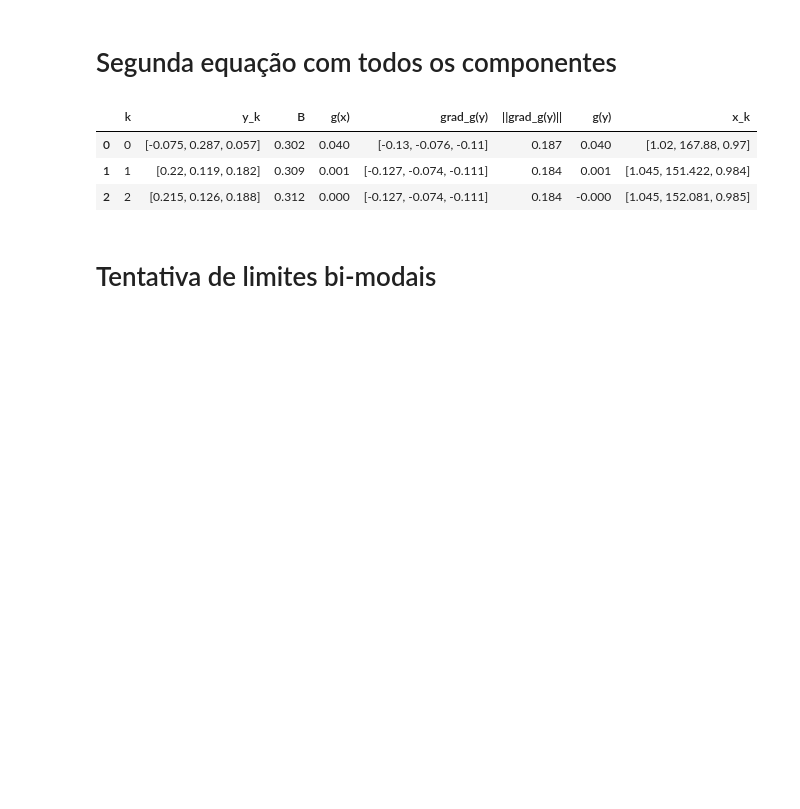
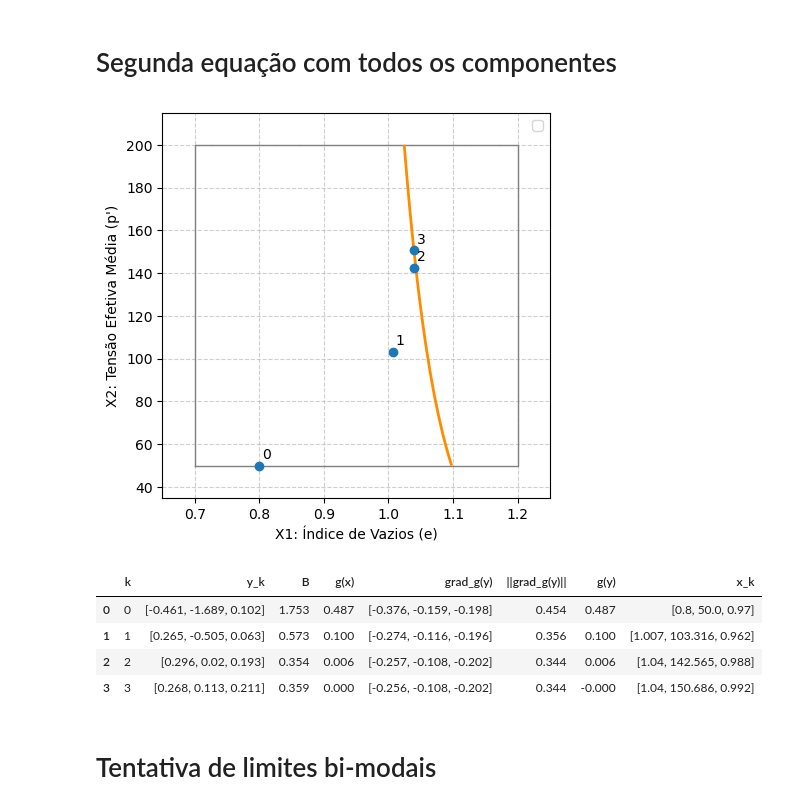
Before and after one commit to Gabrielsssilverio/Confiabilidade, a Jupyter notebook: Artigo.ipynb, the cells around one changed output. Drawn from its saved outputs; the diff is of its cells as text; code cells hidden in the pictures; blank space fills up the shorter version.

```diff
--- a/Artigo.ipynb
+++ b/Artigo.ipynb
@@ -830,13 +837,13 @@ def g_y_simbolico_fun (vetor_x_simbolico):
 # Descrição das variáveis aleatórias
 
 e = variavel_aleatoria(distribuicao='normal', nome='Indices_vazio', simbolo='e')
-e.conjunto_parametros(1.02, 0.1)
+e.conjunto_parametros(0.98, 0.2)
 
 p = variavel_aleatoria(distribuicao='lognormal', nome='Mean_effective_stess', simbolo='p')
 p.calculo_parametros(167.88, 109.04)
 
 n = variavel_aleatoria(distribuicao='lognormal', nome='N', simbolo='N')
-n.calculo_parametros(0.97, 0.11)
+n.calculo_parametros(0.97, 0.2)
 
 vetor_va = [e, p, n]
 
@@ -856,7 +863,7 @@ Rz = vx_obj.matriz_correlacao_nataf() # Garante que Cz é calculado (Cz = Rx = I
 J_yz, J_zy = vx_obj.decomposicao_cholesky()
 
 # Ponto inicial (ponto médio)
-x_start = np.array([1.02, 167.88, 0.97])
+x_start = np.array([0.8, 50.0, 0.97])
 ponto_projeto_obj = Ponto_projeto_HRLF(vx_obj, g_fun_numerica_g2, vetor_simbolico_y, g_y_simbolico_fun, g_sym_function, vetor_simbolico_x, x_start, max_iter=200)
 
 # Resultado da iteração
@@ -866,66 +873,78 @@ dados_arredondados = [[np.round(x, 3) for x in linha] for linha in resultado_ite
 # Montagem da tabela
 tabela_g2 = pd.DataFrame(dados_arredondados, columns=['k', 'y_k', 'B', 'g(x)', 'grad_g(y)', '||grad_g(y)||', 'g(y)', 'x_k' ])
 
-'''
-#Plot
 # Vetor com os valores de das variáveis
 coluna_vetor_x = tabela_g2['x_k']
 
 # Separação de X1 e X2
-X1_coords = coluna_vetor_x.apply(lambda vec: vec[0]) # Pega a 1ª componente (Indice de vazios)
-X2_coords = coluna_vetor_x.apply(lambda vec: vec[1]) # Pega a 2ª componente (Tensão efetiva média)
+X1_coords = coluna_vetor_x.apply(lambda vec: vec[0]) # X1: e
+X2_coords = coluna_vetor_x.apply(lambda vec: vec[1]) # X2: p'
+
+# --- 1. CONFIGURAÇÃO DA VARIÁVEL FIXA (X3 = n) ---
+# X3 é fixado em seu valor médio (mu) para fins de plotagem do contorno.
+X3_REF = 0.992 # Pega a média de 'n' (0.97)
 
 # Dominio a ser aplicado à g(X)
-X1_min = 0.8
-X1_max = 2.0
+X1_min = 0.7
+X1_max = 1.20
 X2_min = 50.0
-X2_max = 500.0
+X2_max = 200.0
 
 # Cria uma grade (mesh) de 100x100 pontos para X1 e X2
 num_points = 100
 X1_grid = np.linspace(X1_min, X1_max, num_points)
 X2_grid = np.linspace(X2_min, X2_max, num_points)
 X_mesh_1, X_mesh_2 = np.meshgrid(X1_grid, X2_grid)
 
 # Calculo de g(X)
-G_values = np.zeros(X_mesh_1.shape)
+G2_values = np.zeros(X_mesh_1.shape)
 for i in range(num_points):
     for j in range(num_points):
-        x_point = np.array([X_mesh_1[i, j], X_mesh_2[i, j]])
-        G_values[i, j] = g_fun_numerica_g2(x_point)
+        # CORREÇÃO CRÍTICA: Cria um vetor 3D, fixando X3 (n) na sua média
+        x_point = np.array([X_mesh_1[i, j], X_mesh_2[i, j], X3_REF])
+        G2_values[i, j] = g_fun_numerica_g2(x_point)
 
-# Contorno dos valores possíveis
+# --- INÍCIO DA PLOTAGEM ---
+plt.figure(figsize=(5, 5))
+
+# Contorno dos valores possíveis (caixa de domínio)
 plt.plot([X1_min, X1_max, X1_max, X1_min, X1_min],
          [X2_min, X2_min, X2_max, X2_max, X2_min],
          color='gray', linestyle='-', linewidth=1)
 
-# Plot de g(X)
-plt.contour(X_mesh_1, X_mesh_2, G_values, levels=[0], colors='gray', linestyles='-', linewidths=2, label='g(X)=0')
+# Plot de g(X)=0
+CS = plt.contour(X_mesh_1, X_mesh_2, G2_values, levels=[0], colors='darkorange', linestyles='-', linewidths=2)
+#CS.collections[0].set_label(f'g(e, p\', n={X3_REF:.2f})=0 (Linha de Falha)')
 
 # Trajetória de convergência
-plt.plot(X1_coords, X2_coords, marker='o',linestyle='', color='tab:blue')
-plt.scatter(X1_coords.iloc[-1], X2_coords.iloc[-1], color='red', marker='o')
+plt.plot(X1_coords, X2_coords, marker='o',linestyle='', color='tab:blue', label='')
+
+# Ponto de Projeto (x*)
+#plt.scatter(X1_coords.iloc[-1], X2_coords.iloc[-1], color='red', marker='o', s=100, label='Ponto de Projeto (x*)')
 
 # Anotações dos pontos
 for k, (x1, x2) in enumerate(zip(X1_coords, X2_coords)):
     plt.annotate(str(k), (x1, x2), textcoords="offset points", xytext=(5,5), ha='center')
 
 # Ajusta os limites do eixo para cobrir o domínio e um pouco mais
 plt.xlim(X1_min - 0.1*(X1_max-X1_min), X1_max + 0.1*(X1_max-X1_min))
 plt.ylim(X2_min - 0.1*(X2_max-X2_min), X2_max + 0.1*(X2_max-X2_min))
 
-plt.xlabel('Void ratio')
-plt.ylabel('Mean effective stress')
+plt.xlabel('X1: Índice de Vazios (e)')
+plt.ylabel('X2: Tensão Efetiva Média (p\')')
+#plt.title('Convergência do FORM no Espaço Físico (g2) com X3 fixo')
+plt.grid(True, linestyle='--', alpha=0.6)
 plt.legend()
 plt.show()
-'''
 
 tabela_g2
 # %% [output]
+[figure, added]
 |  | k | y_k | B | g(x) | grad_g(y) | ||grad_g(y)|| | g(y) | x_k |
-| 0 | 0 | [-0.075, 0.287, 0.057] | 0.302 | 0.040 | [-0.13, -0.076, -0.11] | 0.187 | 0.040 | [1.02, 167.88, 0.97] |
-| 1 | 1 | [0.22, 0.119, 0.182] | 0.309 | 0.001 | [-0.127, -0.074, -0.111] | 0.184 | 0.001 | [1.045, 151.422, 0.984] |
-| 2 | 2 | [0.215, 0.126, 0.188] | 0.312 | 0.000 | [-0.127, -0.074, -0.111] | 0.184 | -0.000 | [1.045, 152.081, 0.985] |
+| 0 | 0 | [-0.461, -1.689, 0.102] | 1.753 | 0.487 | [-0.376, -0.159, -0.198] | 0.454 | 0.487 | [0.8, 50.0, 0.97] |
+| 1 | 1 | [0.265, -0.505, 0.063] | 0.573 | 0.100 | [-0.274, -0.116, -0.196] | 0.356 | 0.100 | [1.007, 103.316, 0.962] |
+| 2 | 2 | [0.296, 0.02, 0.193] | 0.354 | 0.006 | [-0.257, -0.108, -0.202] | 0.344 | 0.006 | [1.04, 142.565, 0.988] |
+| 3 | 3 | [0.268, 0.113, 0.211] | 0.359 | 0.000 | [-0.256, -0.108, -0.202] | 0.344 | -0.000 | [1.04, 150.686, 0.992] |
 # %% [markdown]
 # Tentativa de limites bi-modais
 # %%
```
Also changed, not shown: parts of 5 cells of this notebook.
